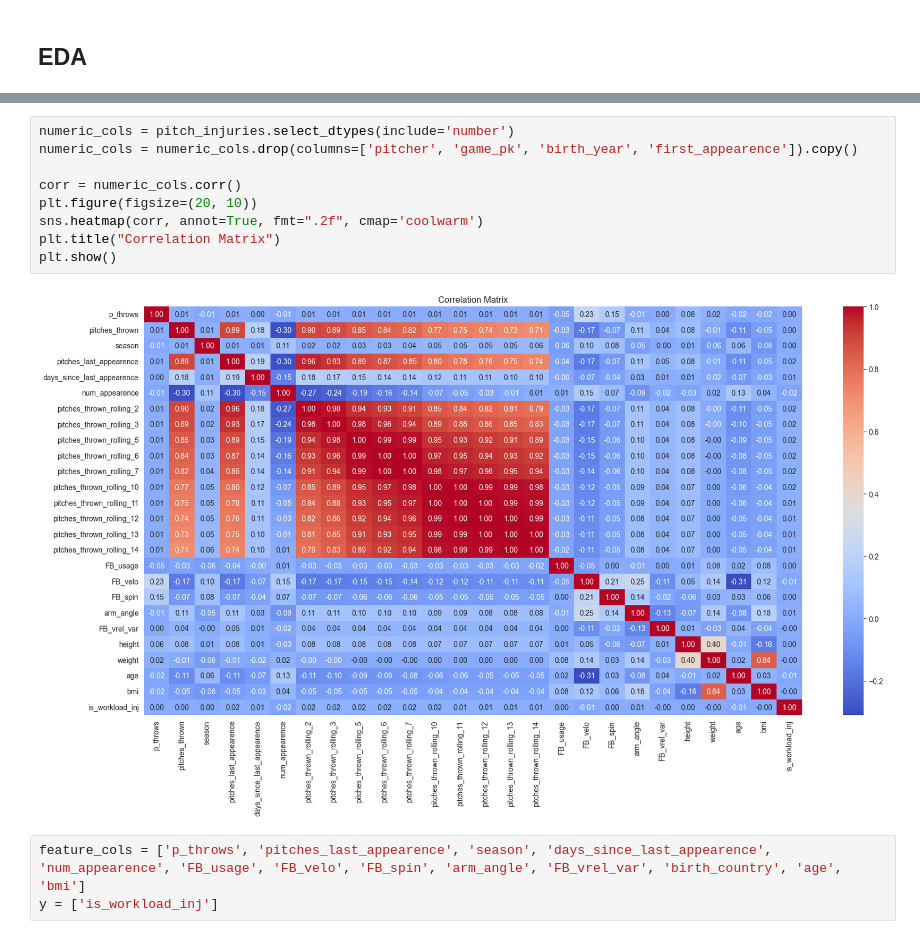
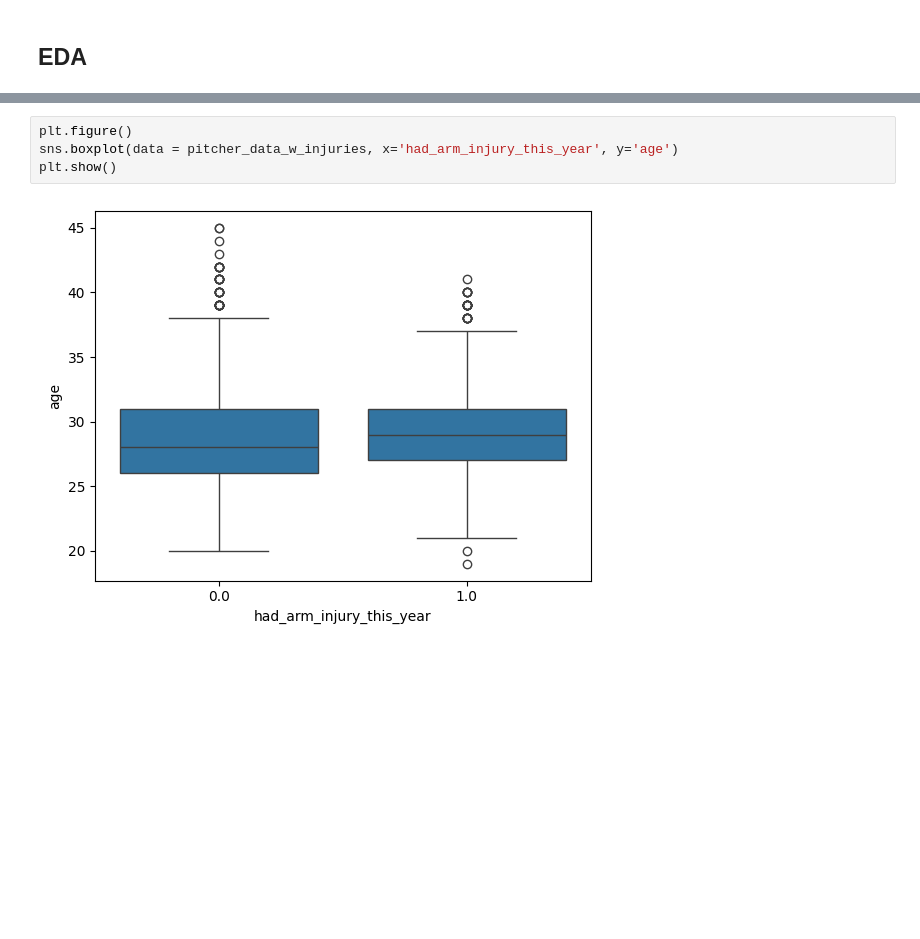
Before and after one commit to SatrunsDream/Workload-effect-on-pitcher-injury, a Jupyter notebook: EDA.ipynb, the cells around one changed output, grey strips where cells are left out. Saved outputs shown, nothing was run; the diff lists cells and outputs as text; blank space fills up the shorter version.

```diff
--- a/EDA.ipynb
+++ b/EDA.ipynb
@@ -587,14 +565,6 @@ plt.show()
-# %%
-numeric_cols = pitch_injuries.select_dtypes(include='number')
-numeric_cols = numeric_cols.drop(columns=['pitcher', 'game_pk', 'birth_year', 'first_appearence']).copy()
-
-corr = numeric_cols.corr()
-plt.figure(figsize=(20, 10))
-sns.heatmap(corr, annot=True, fmt=".2f", cmap='coolwarm')
-plt.title("Correlation Matrix")
-plt.show()
-# %% [output]
-[figure, removed]
-# %%
-feature_cols = ['p_throws', 'pitches_last_appearence', 'season', 'days_since_last_appearence', 'num_appearence', 'FB_usage', 'FB_velo', 'FB_spin', 'arm_angle', 'FB_vrel_var', 'birth_country', 'age', 'bmi']
-y = ['is_workload_inj']
+# %%
+plt.figure()
+sns.boxplot(data = pitcher_data_w_injuries, x='had_arm_injury_this_year', y='age')
+plt.show()
+# %% [output]
+[figure, added]
```
Also changed, not shown: parts of 3 cells of this notebook.
